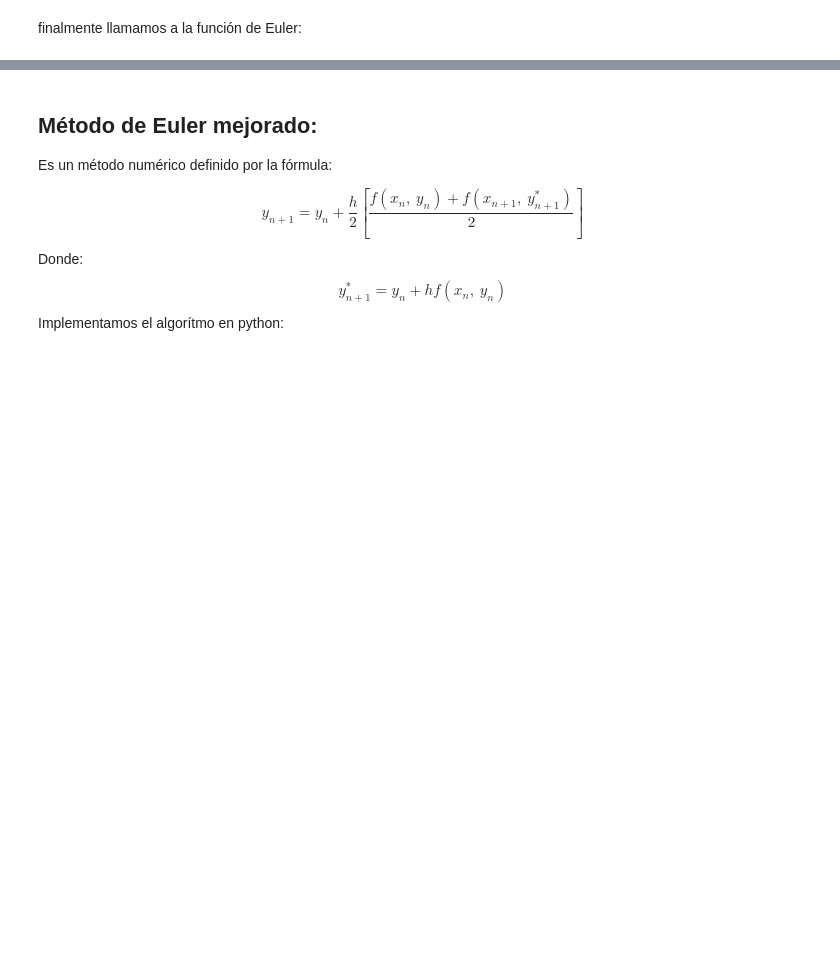
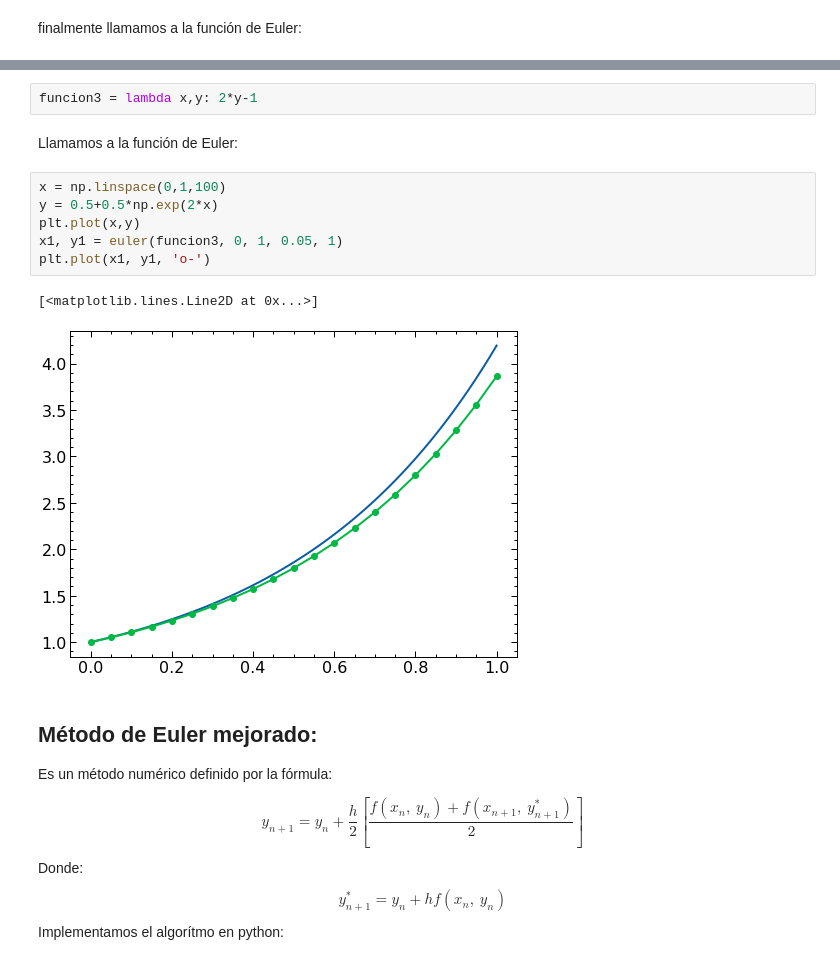
Before and after one commit to JherMik7/euler_Y_Euler_Mejorado, a Jupyter notebook: euler_y_euler_mejorado.ipynb, the cells around one changed output, grey strips where cells are left out. Cells and saved outputs as stored; diff of their text form; blank space fills up the shorter version.

```diff
--- a/euler_y_euler_mejorado.ipynb
+++ b/euler_y_euler_mejorado.ipynb
@@ -59,3 +62,16 @@ plt.plot(x, y, 'o-')
+# %%
+funcion3 = lambda x,y: 2*y-1
+# %% [markdown]
+Llamamos a la función de Euler:
+# %%
+x = np.linspace(0,1,100)
+y = 0.5+0.5*np.exp(2*x)
+plt.plot(x,y)
+x1, y1 = euler(funcion3, 0, 1, 0.05, 1)
+plt.plot(x1, y1, 'o-')
+# %% [output]
+[<matplotlib.lines.Line2D at 0x...>]
+[figure, added]
 # %% [markdown]
 ## Método de Euler mejorado:
 Es un método numérico definido por la fórmula:
```
Also changed, not shown: parts of 6 cells of this notebook.
